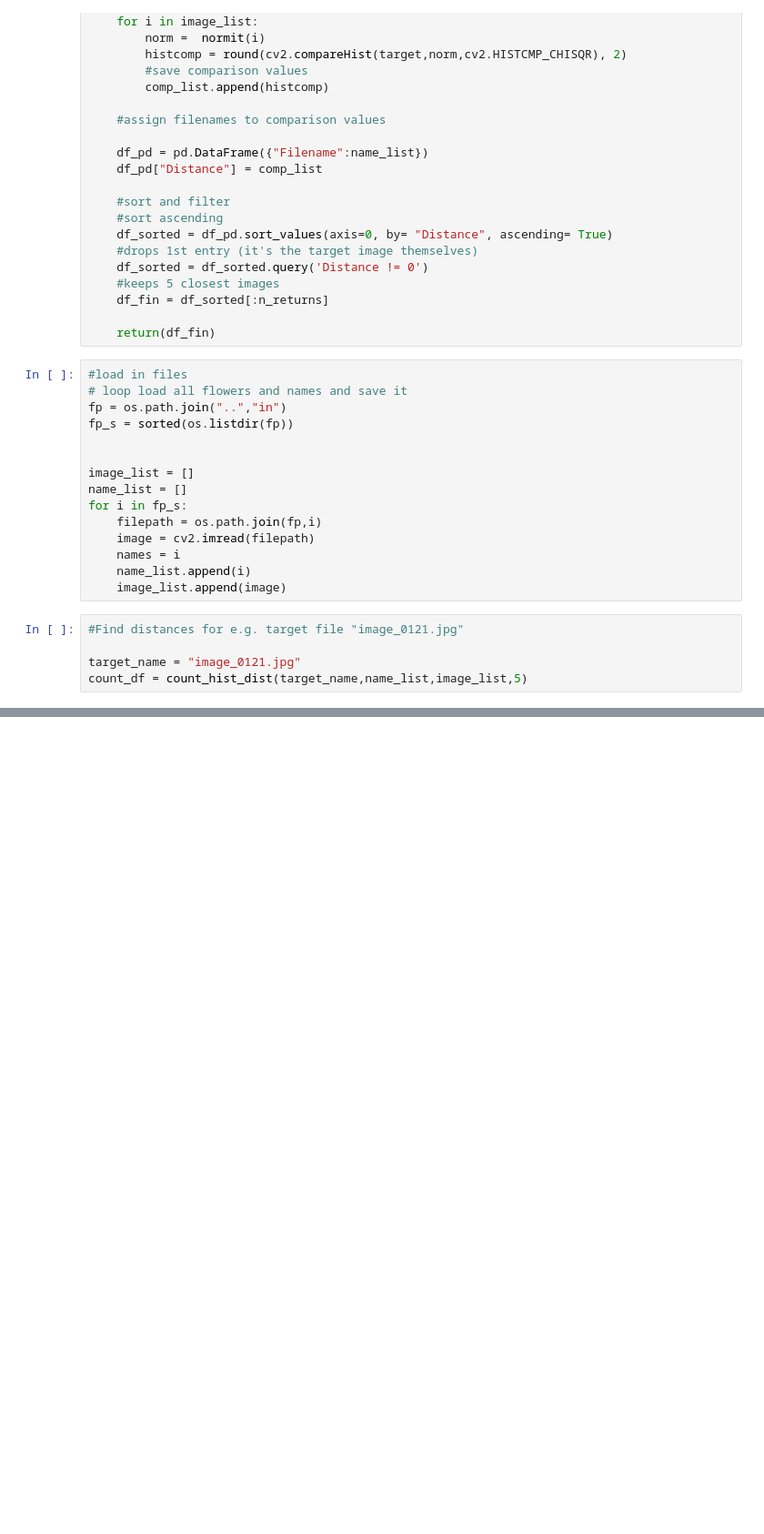
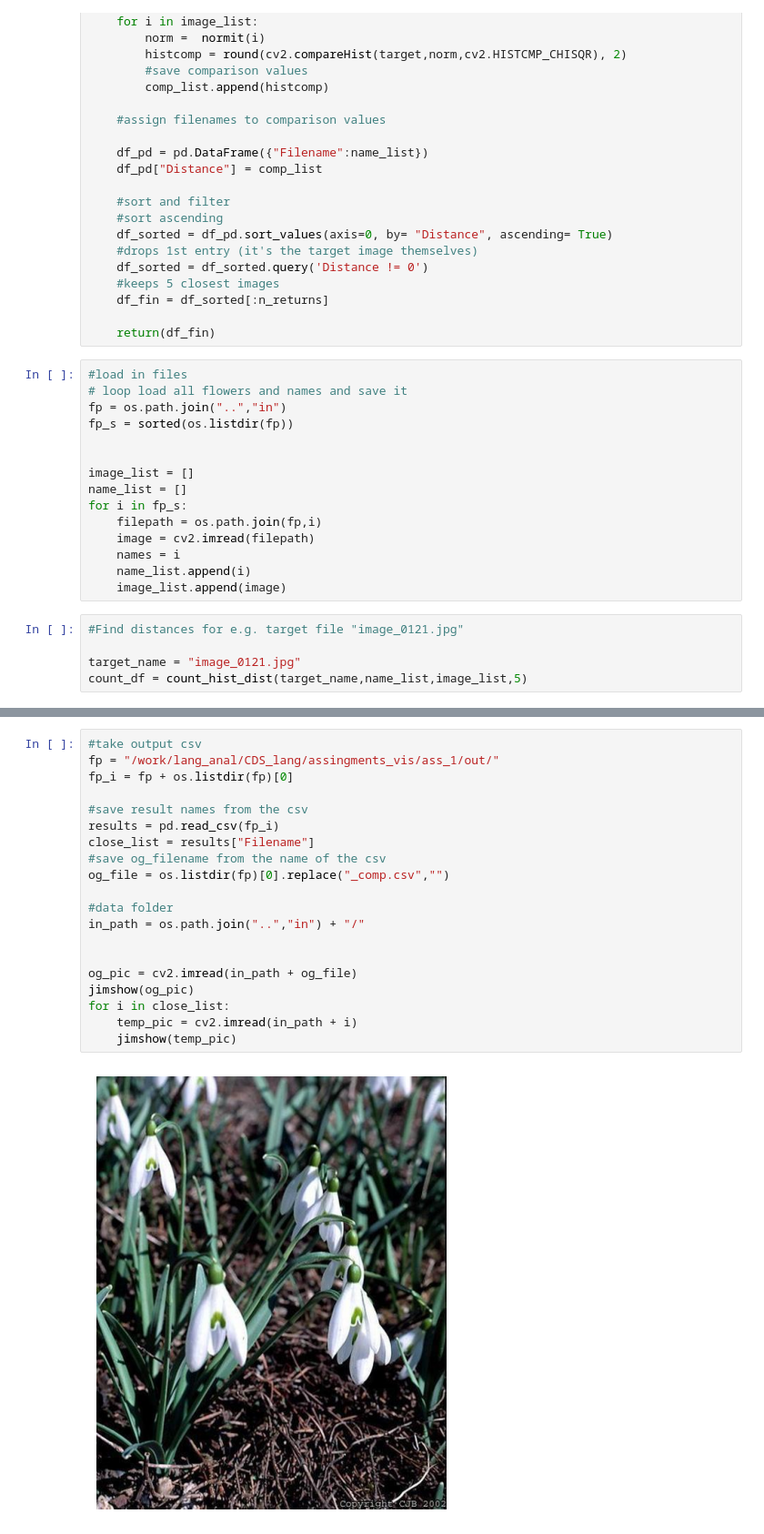
Before and after one commit to Rohambarack/CDS_lang, a Jupyter notebook: assingments_vis/ass_1/code/Assignment_1.ipynb, the cells around one changed output, grey strips where cells are left out. Shown at 91% size. Drawn from its saved outputs; the diff is of its cells as text; blank space fills up the shorter version.

Commit message:
added checking results visually

```diff
--- a/assingments_vis/ass_1/code/Assignment_1.ipynb
+++ b/assingments_vis/ass_1/code/Assignment_1.ipynb
@@ -106,0 +186,22 @@ count_df.to_csv(out_p, index=False)
+# %%
+#take output csv
+fp = "/work/lang_anal/CDS_lang/assingments_vis/ass_1/out/"
+fp_i = fp + os.listdir(fp)[0]
+
+#save result names from the csv
+results = pd.read_csv(fp_i)
+close_list = results["Filename"]
+#save og_filename from the name of the csv
+og_file = os.listdir(fp)[0].replace("_comp.csv","")
+
+#data folder
+in_path = os.path.join("..","in") + "/"
+
+
+og_pic = cv2.imread(in_path + og_file)
+jimshow(og_pic)
+for i in close_list:
+    temp_pic = cv2.imread(in_path + i)
+    jimshow(temp_pic)
+# %% [output]
+[figure, added]
```
Also changed, not shown: parts of 4 cells of this notebook.
